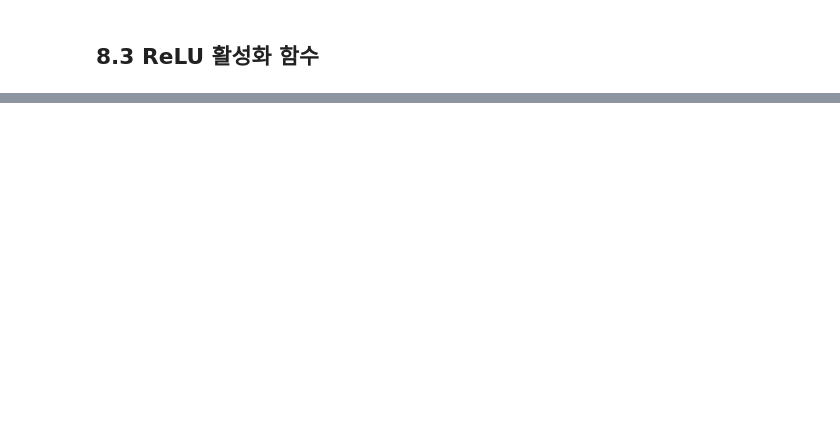
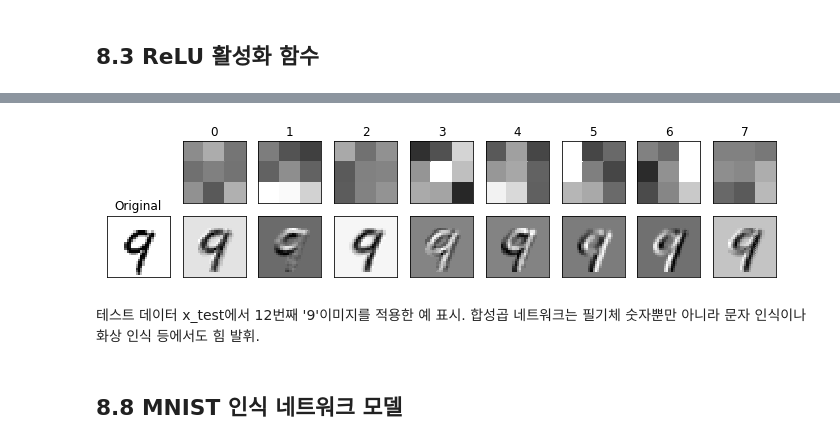
Before and after one commit to josephsh97KIM/MS_study, a Jupyter notebook: CAU_VIlab/week5_1.ipynb, the cells around one changed output, grey strips where cells are left out. Cells and saved outputs as stored; diff of their text form; code cells hidden in the pictures; blank space fills up the shorter version.

```diff
--- a/CAU_VIlab/week5_1.ipynb
+++ b/CAU_VIlab/week5_1.ipynb
@@ -211,0 +349,53 @@ plt.show()
+# %%
+#학습에서 획득한 8장의 필터
+plt.figure(1, figsize=(12, 2.5))
+plt.gray()
+plt.subplots_adjust(wspace=0.2, hspace=0.2)
+plt.subplot(2,9,10)
+id_img = 12
+x_img = x_test[id_img, :, :, 0]
+img_h = 28
+img_w = 28
+
+x_img = x_img.reshape(img_h, img_w)
+plt.pcolor(-x_img)
+plt.xlim(0, img_h)
+plt.ylim(img_w, 0)
+plt.xticks([], "")
+plt.yticks([], "")
+plt.title("Original")
+
+w = model.layers[0].get_weights()[0] #(A)
+max_w = np.max(w)
+min_w = np.min(w)
+
+for i in range(8):
+  plt.subplot(2, 9, i + 2)
+  w1 = w[:, :, 0, i]
+  w1 = w1.reshape(3,3)
+  plt.pcolor(-w1, vmin=min_w, vmax=max_w)
+  plt.xlim(0,3)
+  plt.ylim(3,0)
+  plt.xticks([], "")
+  plt.yticks([], "")
+  plt.title("%d" % i)
+  plt.subplot(2,9,i + 11)
+  out_img = np.zeros_like(x_img)
+
+  #필터 처리
+  for ih in range(img_h - 3):
+    for iw in range(img_w - 3):
+      img_part = x_img[ih:ih + 3, iw:iw + 3]
+      out_img[ih + 1, iw + 1] = np.dot(img_part.reshape(-1), w1.reshape(-1))
+  plt.pcolor(-out_img)
+  plt.xlim(0, img_w)
+  plt.ylim(img_h, 0)
+  plt.xticks([], "")
+  plt.yticks([], "")
+plt.show()
+# %% [output]
+[figure, added]
+# %% [markdown]
+테스트 데이터 x_test에서 12번째 '9'이미지를 적용한 예 표시. 합성곱 네트워크는 필기체 숫자뿐만 아니라 문자 인식이나 화상 인식 등에서도 힘 발휘.
+# %% [markdown]
+## 8.8 MNIST 인식 네트워크 모델
```
Also changed, not shown: parts of 20 cells of this notebook.
